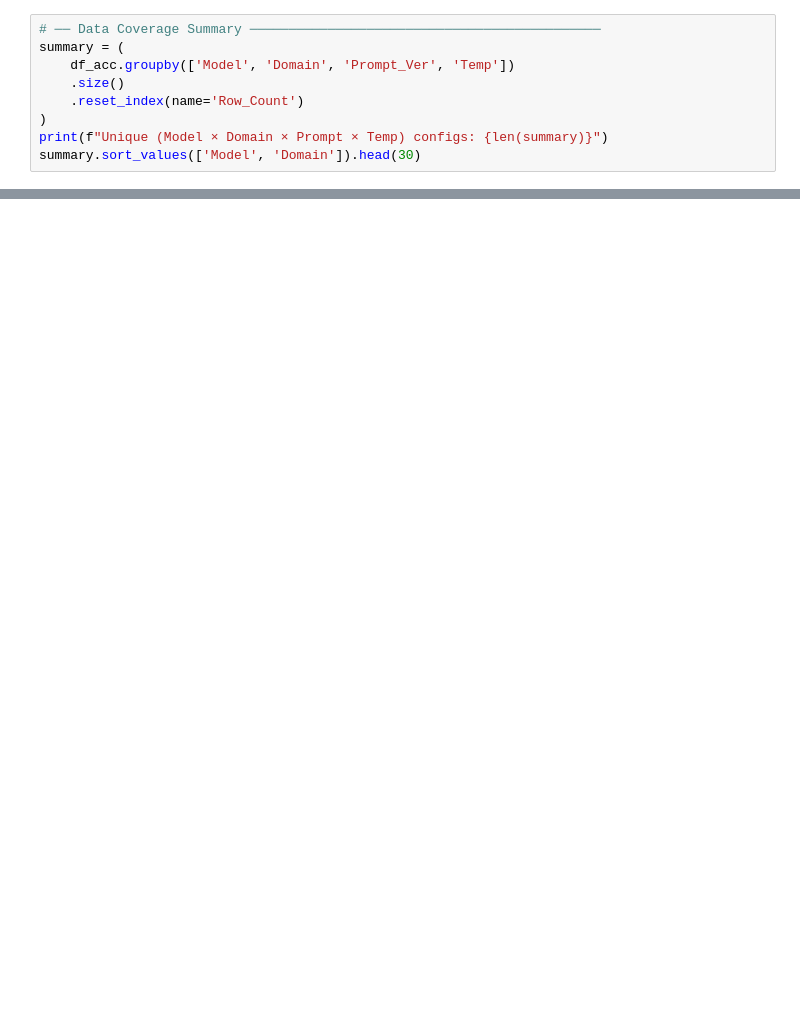
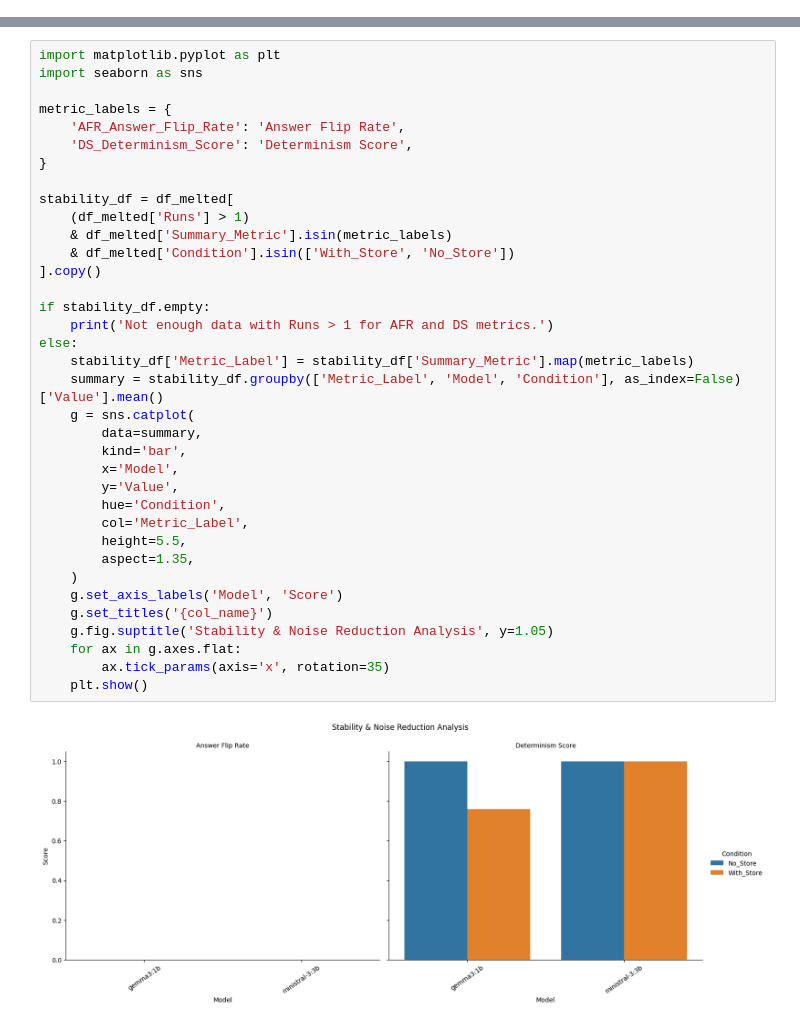
Before and after one commit to sultann-301/Belief-Aware-LLMs, a Jupyter notebook: eval_results_analysis.ipynb, the cells around one changed output, grey strips where cells are left out. Drawn from its saved outputs; the diff is of its cells as text; blank space fills up the shorter version.

```diff
--- a/eval_results_analysis.ipynb
+++ b/eval_results_analysis.ipynb
@@ -266,9 +0,0 @@ for metric_name in ['Average_Calibration_ECE', 'Average_Evidence_F1']:
-# %%
-# ── Data Coverage Summary ─────────────────────────────────────────────
-summary = (
-    df_acc.groupby(['Model', 'Domain', 'Prompt_Ver', 'Temp'])
-    .size()
-    .reset_index(name='Row_Count')
-)
-print(f"Unique (Model × Domain × Prompt × Temp) configs: {len(summary)}")
-summary.sort_values(['Model', 'Domain']).head(30)
@@ -689,0 +209,38 @@ No rows for model 'qwen' found in df_acc.
+# %%
+import matplotlib.pyplot as plt
+import seaborn as sns
+
+metric_labels = {
+    'AFR_Answer_Flip_Rate': 'Answer Flip Rate',
+    'DS_Determinism_Score': 'Determinism Score',
+}
+
+stability_df = df_melted[
+    (df_melted['Runs'] > 1)
+    & df_melted['Summary_Metric'].isin(metric_labels)
+    & df_melted['Condition'].isin(['With_Store', 'No_Store'])
+].copy()
+
+if stability_df.empty:
+    print('Not enough data with Runs > 1 for AFR and DS metrics.')
+else:
+    stability_df['Metric_Label'] = stability_df['Summary_Metric'].map(metric_labels)
+    summary = stability_df.groupby(['Metric_Label', 'Model', 'Condition'], as_index=False)['Value'].mean()
+    g = sns.catplot(
+        data=summary,
+        kind='bar',
+        x='Model',
+        y='Value',
+        hue='Condition',
+        col='Metric_Label',
+        height=5.5,
+        aspect=1.35,
+    )
+    g.set_axis_labels('Model', 'Score')
+    g.set_titles('{col_name}')
+    g.fig.suptitle('Stability & Noise Reduction Analysis', y=1.05)
+    for ax in g.axes.flat:
+        ax.tick_params(axis='x', rotation=35)
+    plt.show()
+# %% [output]
+[figure, added]
```
Also changed, not shown: parts of 53 cells of this notebook, 1 other file.
